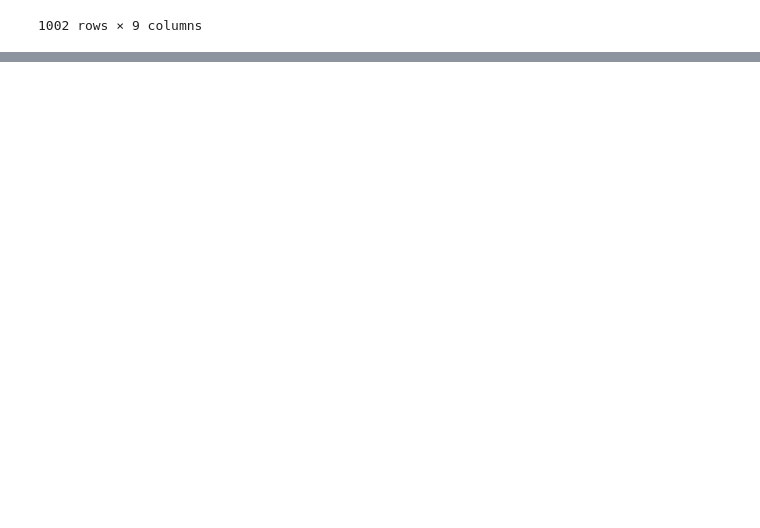
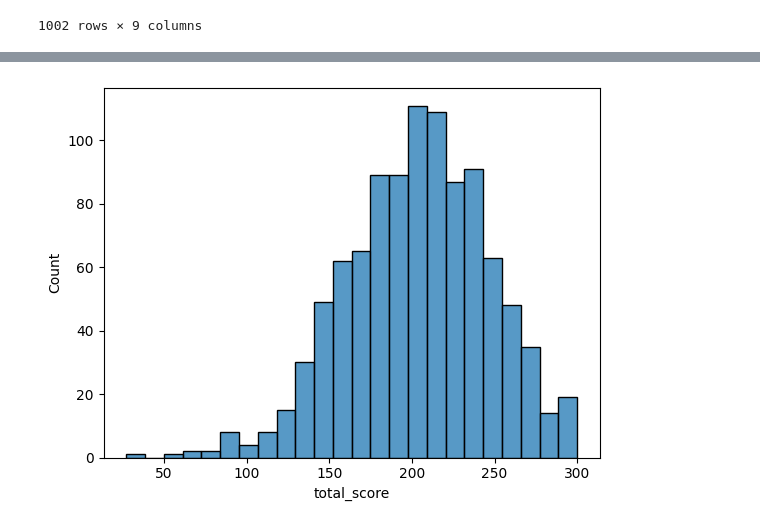
Before and after one commit to uday2209/Student_data_analysis-Project, a Jupyter notebook: research/experiment.ipynb, the cells around one changed output, grey strips where cells are left out. Saved outputs shown, nothing was run; the diff lists cells and outputs as text; code cells hidden in the pictures; blank space fills up the shorter version.

```diff
--- a/research/experiment.ipynb
+++ b/research/experiment.ipynb
@@ -165,0 +181,2 @@ sns.histplot(df["average_Score"],kde=True,color="r")
+# %%
+df["total_score"]= df["math_score"] + df["writing_score"] + df["reading_score"]
@@ -165,0 +199,5 @@ sns.histplot(df["average_Score"],kde=True,color="r")
+# %%
+sns.histplot(df["total_score"])
+plt.show()
+# %% [output]
+[figure, added]
```
Also changed, not shown: parts of 11 cells of this notebook.
